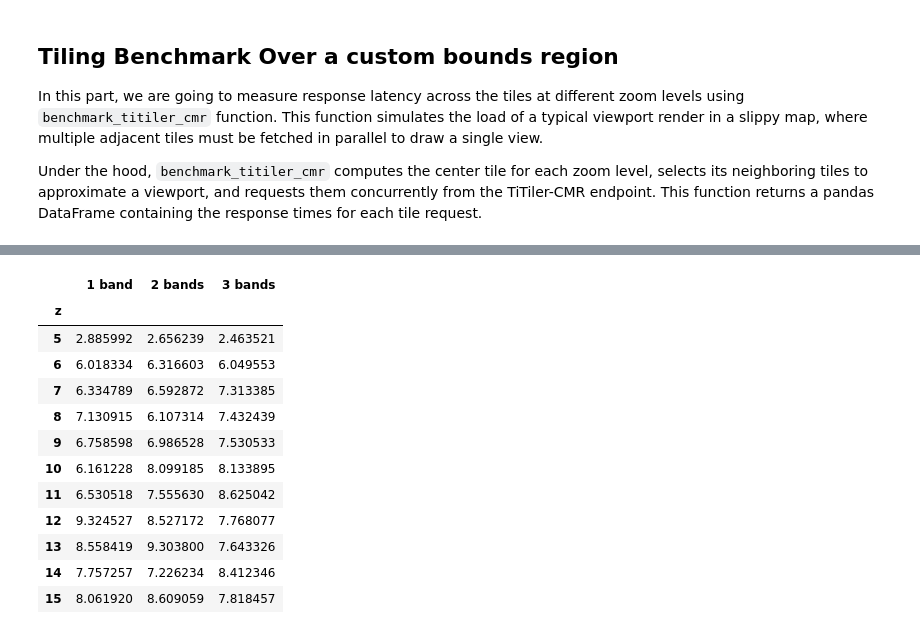
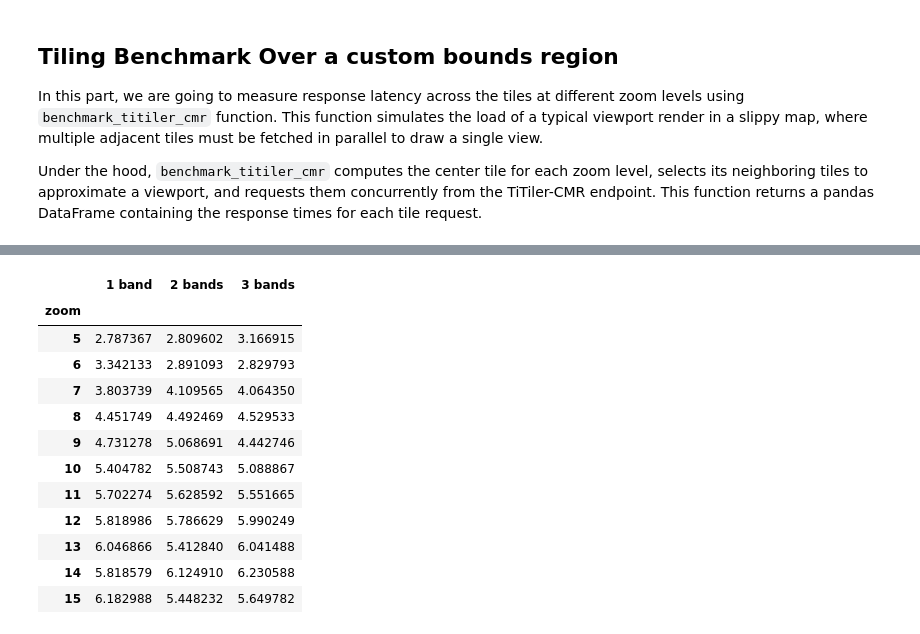
Before and after one commit to developmentseed/datacube-guide, a Jupyter notebook: docs/titiler-cmr/titiler-cmr-benchmark.ipynb, the cells around one changed output, grey strips where cells are left out. Drawn from its saved outputs; the diff is of its cells as text; code cells hidden in the pictures.

```diff
--- a/docs/titiler-cmr/titiler-cmr-benchmark.ipynb
+++ b/docs/titiler-cmr/titiler-cmr-benchmark.ipynb
@@ -611,19 +512,0 @@ Viewport results: 36 tile requests
-# %%
-min_zoom=8
-max_zoom=12
-lng=-95.0
-lat=29.0
-tile_format="png"
-timeout_s=120.0
-
-summary, (fig, ax) = await summarize_and_plot_tiles(
-    ds=ds_hls,
-    endpoint=endpoint,
-    min_zoom=min_zoom,
-    max_zoom=max_zoom,
-    lng=lng,
-    lat=lat,
-    tile_format=tile_format,
-    timeout_s=timeout_s,
-)
-plt.show()
@@ -649,4 +519,5 @@ Zoom 12: 5x5 tiles (25 total)
 # %%
+# Configure zooms and interval
 min_zoom = 5
 max_zoom = 15
 zoom_levels = list(range(min_zoom, max_zoom + 1))
@@ -654,6 +525,7 @@ zoom_levels = list(range(min_zoom, max_zoom + 1))
 start = "2023-01-01T00:00:00Z"
 end   = "2023-01-07T23:59:59Z"
 
+# Band sets to compare
 asset_sets = {
     "1 band": ["B04"],
     "2 bands": ["B04", "B03"],
@@ -664,15 +536,16 @@ tasks = []
 labels = []
 
 for label, assets in asset_sets.items():
-    ds = DatasetParams.for_rasterio(
+    # DatasetParams now uses top-level args (no for_rasterio factory)
+    ds = DatasetParams(
         concept_id=concept_id,
+        backend="rasterio",
         datetime_range=f"{start}/{end}",
         bands=assets,
-        # include other shared query args as needed:
         bands_regex="B[0-9][0-9]",
-        step="P1W",
-        temporal_mode="point",
     )
+
+    # benchmark_viewport now takes an explicit list of zoom_levels
     tasks.append(
         benchmark_viewport(
             endpoint=endpoint,
@@ -681,19 +554,22 @@ for label, assets in asset_sets.items():
             lat=lat,
             min_zoom=min_zoom,
             max_zoom=max_zoom,
-            tile_format=tile_format,
+            viewport_width=3,
+            viewport_height=3,
             timeout_s=timeout_s,
         )
     )
     labels.append(label)
 
+# Run all benchmarks concurrently
 dfs = await asyncio.gather(*tasks)
-
+print (dfs)
+# Build a panel of median latency by zoom for each band set
 median_by_zoom = []
 for df in dfs:
-    # benchmark_viewport returns columns 'z' and 'elapsed_s'
+    # New schema: 'zoom' and 'response_time_sec'
     s = (
-        df.groupby("z")["elapsed_s"]
+        df.groupby("zoom")["response_time_sec"]
           .median()
           .reindex(zoom_levels)
     )
@@ -723,13 +599,13 @@ Zoom 15: 5x5 tiles (25 total)
 |  | 1 band | 2 bands | 3 bands |
-| z |  |  |  |
-| 5 | 2.885992 | 2.656239 | 2.463521 |
-| 6 | 6.018334 | 6.316603 | 6.049553 |
-| 7 | 6.334789 | 6.592872 | 7.313385 |
-| 8 | 7.130915 | 6.107314 | 7.432439 |
-| 9 | 6.758598 | 6.986528 | 7.530533 |
-| 10 | 6.161228 | 8.099185 | 8.133895 |
-| 11 | 6.530518 | 7.555630 | 8.625042 |
-| 12 | 9.324527 | 8.527172 | 7.768077 |
-| 13 | 8.558419 | 9.303800 | 7.643326 |
-| 14 | 7.757257 | 7.226234 | 8.412346 |
-| 15 | 8.061920 | 8.609059 | 7.818457 |
+| zoom |  |  |  |
+| 5 | 2.787367 | 2.809602 | 3.166915 |
+| 6 | 3.342133 | 2.891093 | 2.829793 |
+| 7 | 3.803739 | 4.109565 | 4.064350 |
+| 8 | 4.451749 | 4.492469 | 4.529533 |
+| 9 | 4.731278 | 5.068691 | 4.442746 |
+| 10 | 5.404782 | 5.508743 | 5.088867 |
+| 11 | 5.702274 | 5.628592 | 5.551665 |
+| 12 | 5.818986 | 5.786629 | 5.990249 |
+| 13 | 6.046866 | 5.412840 | 6.041488 |
+| 14 | 5.818579 | 6.124910 | 6.230588 |
+| 15 | 6.182988 | 5.448232 | 5.649782 |
```
Also changed, not shown: parts of 47 cells of this notebook, 3 other files.
